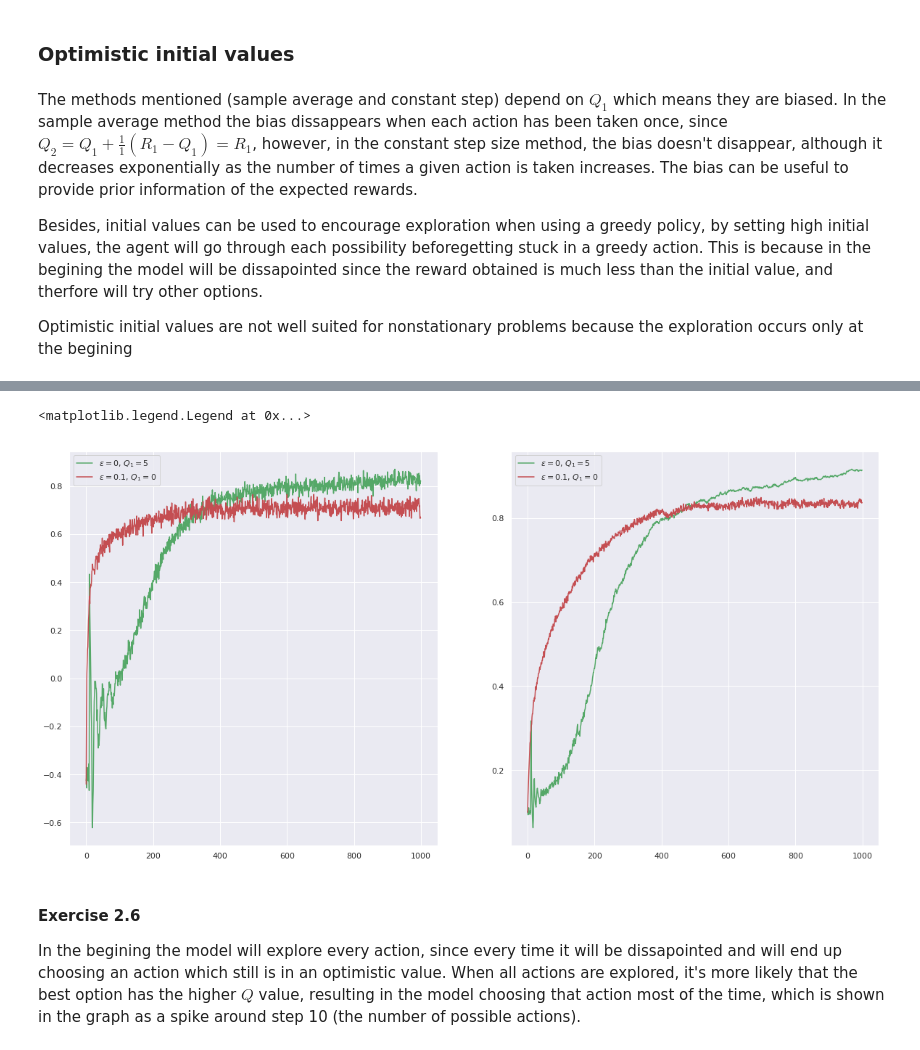
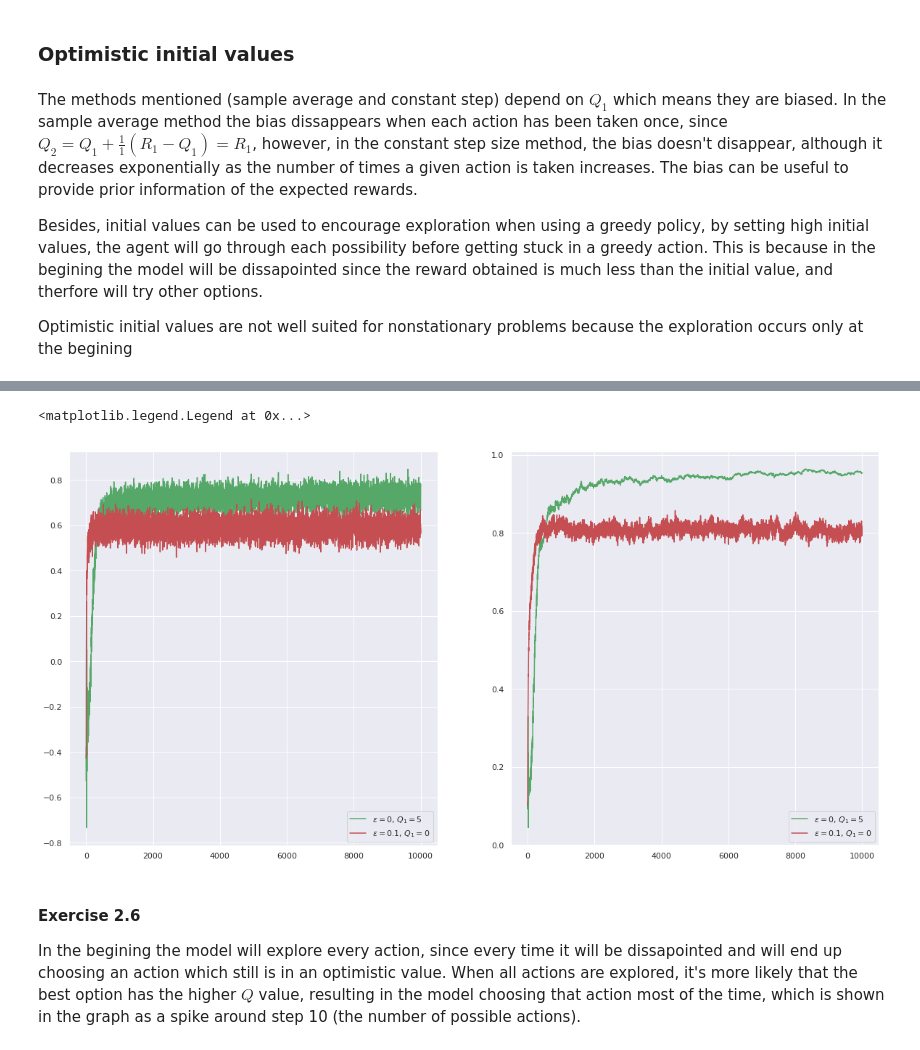
Before and after one commit to igonzalezperez/Reinforcement-Learning, a Jupyter notebook: k_armed_bandits.ipynb, the cells around one changed output, grey strips where cells are left out. Cells and saved outputs as stored; diff of their text form; code cells hidden in the pictures.

```diff
--- a/k_armed_bandits.ipynb
+++ b/k_armed_bandits.ipynb
@@ -236,7 +230,7 @@ $= \alpha_nR_n +(1-\alpha_n)(\alpha_{n-1}R_{n-1}+(1-\alpha_{n-1})Q_{n-1})=\ldots
 ### Exercise 2.5
 #### Epsilon greedy with $\epsilon = 0, 0.1, 0.01$ in stationary and nonstationary cases
 # %%
-steps = 1000
+steps = 10000
 iterations = 1000
 
 stationary = True
@@ -282,20 +276,18 @@ Elapsed time: 12.63 seconds
 # %% [markdown]
 #### Epsilon greedy with $\epsilon = 0.1$ using sample average and constant ($\alpha = 0.1$) step size
 # %%
-steps = 1000
+steps = 10000
 iterations = 1000
 
 stationary = True
-rwd_1s, err_1s = test_3.train(steps = steps, iterations = iterations, stationary = stationary,
-                                     update_method = sample_avg)
+rwd_1s, err_1s = test_3.train(steps = steps, iterations = iterations, stationary = stationary)
 rwd_2s, err_2s = test_3.train(steps = steps, iterations = iterations, stationary = stationary,
-                                    update_method = constant_step)
+                              update_method = constant_step)
 
 stationary = False
-rwd_1ns, err_1ns = test_3.train(steps = steps, iterations = iterations, stationary = stationary,
-                                     update_method = sample_avg)
+rwd_1ns, err_1ns = test_3.train(steps = steps, iterations = iterations, stationary = stationary)
 rwd_2ns, err_2ns = test_3.train(steps = steps, iterations = iterations, stationary = stationary,
-                                    update_method = constant_step)
+                                update_method = constant_step)
 
 fig, ax = plt.subplots(2,2, figsize = (10,10))
 
@@ -326,12 +318,12 @@ Elapsed time: 12.40 seconds
 # %% [markdown]
 The methods mentioned (sample average and constant step) depend on $Q_1$ which means they are biased. In the sample average method the bias dissappears when each action has been taken once, since $Q_2 = Q_1+\frac{1}{1}(R_1-Q_1) = R_1$, however, in the constant step size method, the bias doesn't disappear, although it decreases exponentially as the number of times a given action is taken increases. The bias can be useful to provide prior information of the expected rewards.
 
-Besides, initial values can be used to encourage exploration when using a greedy policy, by setting high initial values, the agent will go through each possibility beforegetting stuck in a greedy action. This is because in the begining the model will be dissapointed since the reward obtained is much less than the initial value, and therfore will try other options.
+Besides, initial values can be used to encourage exploration when using a greedy policy, by setting high initial values, the agent will go through each possibility before getting stuck in a greedy action. This is because in the begining the model will be dissapointed since the reward obtained is much less than the initial value, and therfore will try other options.
 
 Optimistic initial values are not well suited for nonstationary problems because the exploration occurs only at the begining
 # %%
-steps = 1000
-iterations = 3000
+steps = 10000
+iterations = 1000
 
 stationary = True
 rwd_1, err_1 = test_1.train(steps = steps, iterations = iterations, stationary = stationary, init_Q = [5]*10,
@@ -354,5 +346,5 @@ Elapsed time: 16.36 seconds
 <matplotlib.legend.Legend at 0x...>
-[figure, old version]
+[figure, new version]
 # %% [markdown]
 #### Exercise 2.6
 
```
Also changed, not shown: parts of 9 cells of this notebook.
